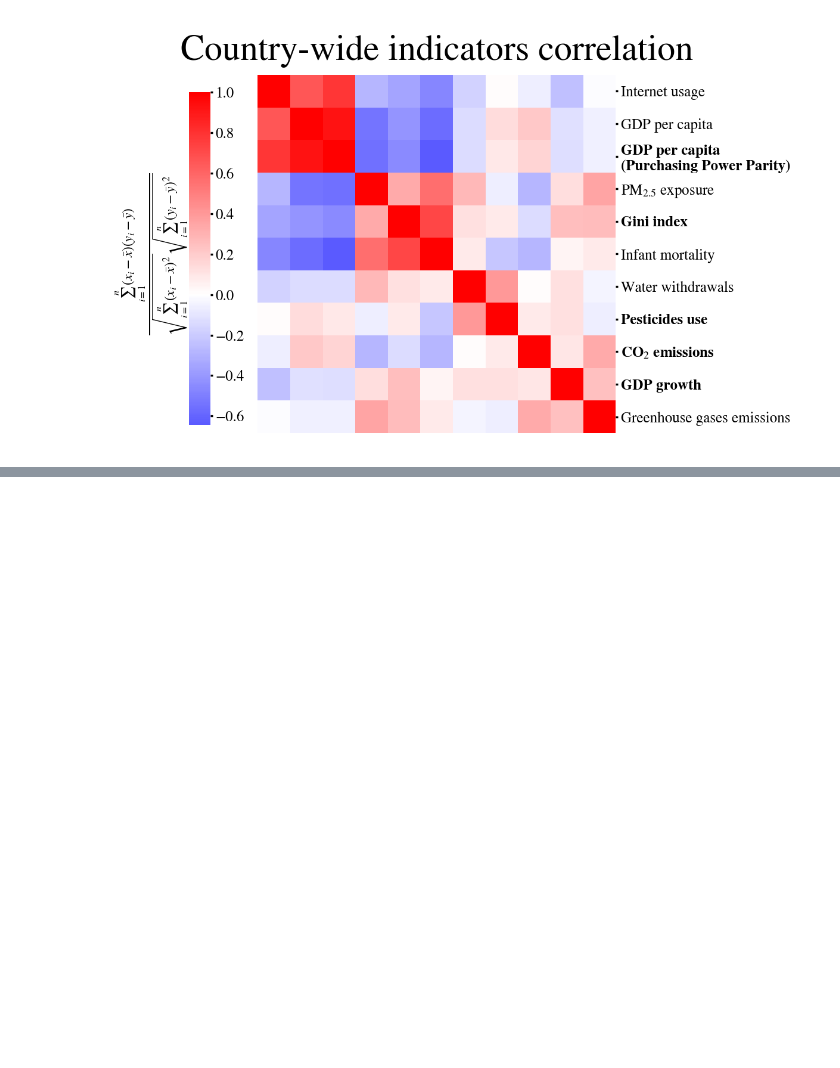
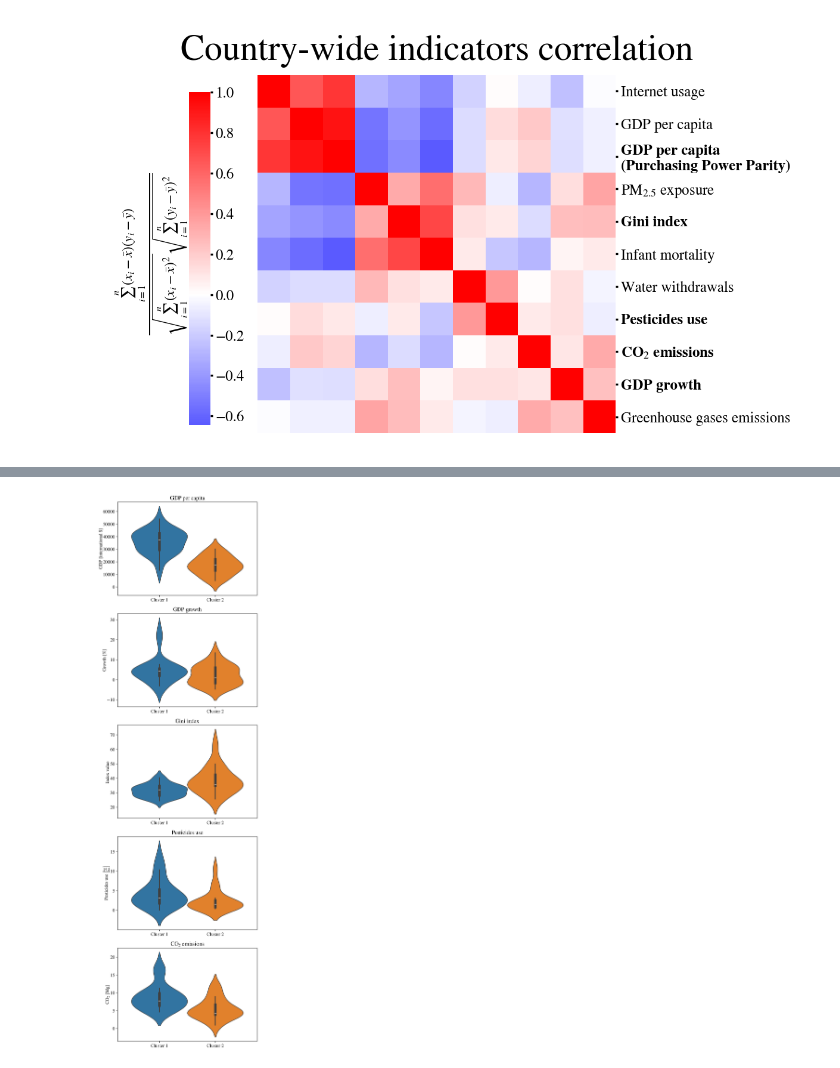
Before and after one commit to EdoardoTronconi/TesiMagistrale, a Jupyter notebook: Notebooks/Paper_figures.ipynb, the cells around one changed output, grey strips where cells are left out. Cells and saved outputs as stored; diff of their text form; code cells hidden in the pictures; blank space fills up the shorter version.

```diff
--- a/Notebooks/Paper_figures.ipynb
+++ b/Notebooks/Paper_figures.ipynb
@@ -233,0 +335,47 @@ clm.savefig("../PaperFigures/country-wide_correlation.pdf", format="pdf")
+# %%
+macro_ind = ["GDP per capita (Purchasing Power Parity)", "GDP growth", "Gini index", "Pesticides use", "CO2 emissions per capita"]
+
+data = macro_ind_df.groupby("Country").mean()
+data["Cluster"] = data.index.map(countries_cluster)
+data = data.sort_values(by="Cluster")
+
+fig, axs = plt.subplots(len(macro_ind),1 , figsize=(6, 4*len(macro_ind)))
+
+cmap = sns.color_palette(["tab:blue", "tab:orange"])
+
+for i,indicator in enumerate(macro_ind):
+    ax = axs[i]
+
+    sns.violinplot(data, hue="Cluster", y=("Country-wide indicators", indicator), ax=ax, palette=cmap)
+
+    ax.set_xticks([-0.2,0.2])
+    ax.set_xticklabels(["Cluster 1", "Cluster 2"])
+    ax.get_legend().remove()
+
+    titles = {
+                    "GDP per capita (Purchasing Power Parity)" : "GDP per capita",
+                    "CO2 emissions per capita" : r"CO${}_2$ emissions",
+                }
+
+    x_axis_units = {
+        "CO2 emissions per capita" : "[Mg]",
+        "GDP growth" : "[%]",
+        "GDP per capita (Purchasing Power Parity)" : "[international $]",
+        "Pesticides use" : r"$\left[\frac{\text{kg}}{\text{ha}}\right]$"
+    }
+
+    x_axis_labels = {
+        'GDP growth': 'Growth',
+        'Gini index': 'Index value',
+        'GDP per capita (Purchasing Power Parity)': 'GDP',
+        'CO2 emissions per capita': r'CO${}_2$'
+    }
+
+    ax.set_title(f"{titles.get(indicator, indicator)}")
+    ax.set_ylabel(f"{x_axis_labels.get(indicator, indicator)}"+f" {x_axis_units.get(indicator, '')}", loc="center", labelpad=0)
+
+fig.tight_layout()
+
+fig.savefig("../PaperFigures/indicators_vs_countryClusters.pdf", format="pdf")
+# %% [output]
+[figure, added]
```
Also changed, not shown: parts of 8 cells of this notebook, 1 other file.
